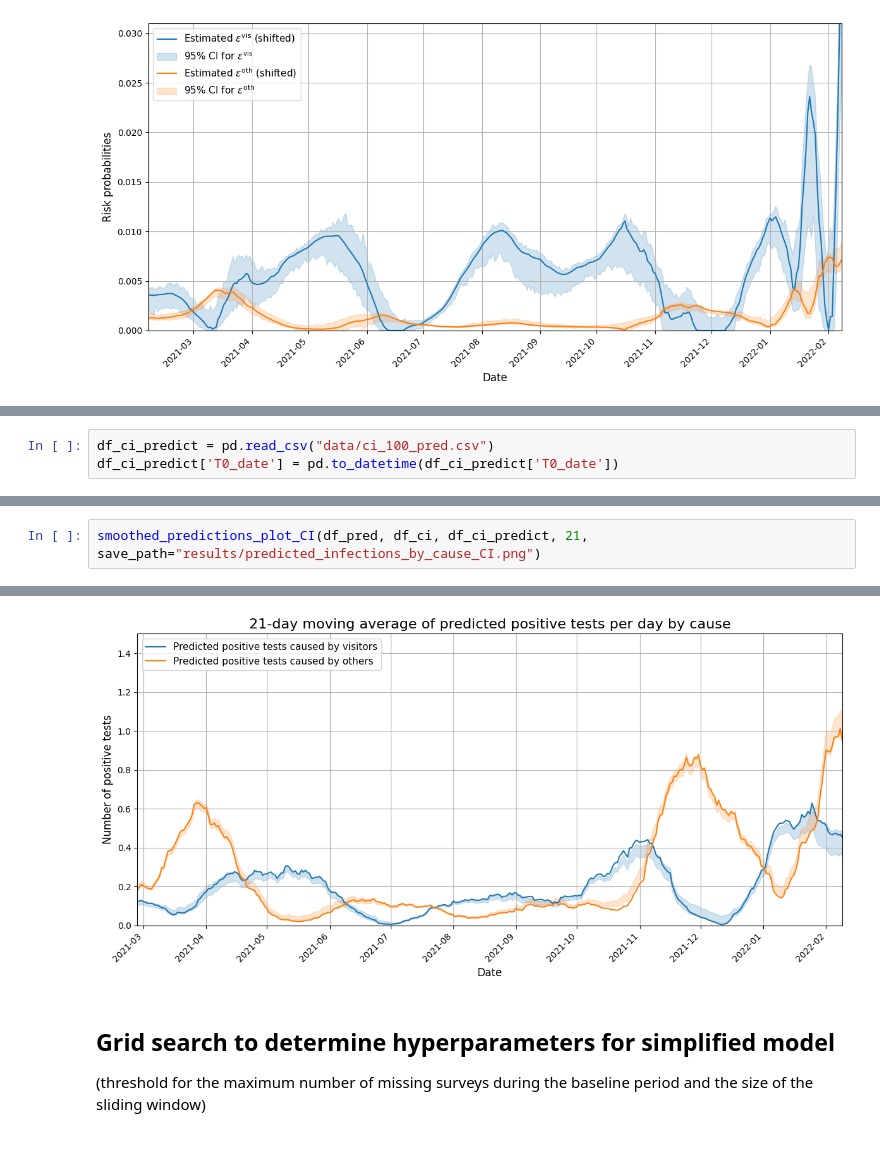
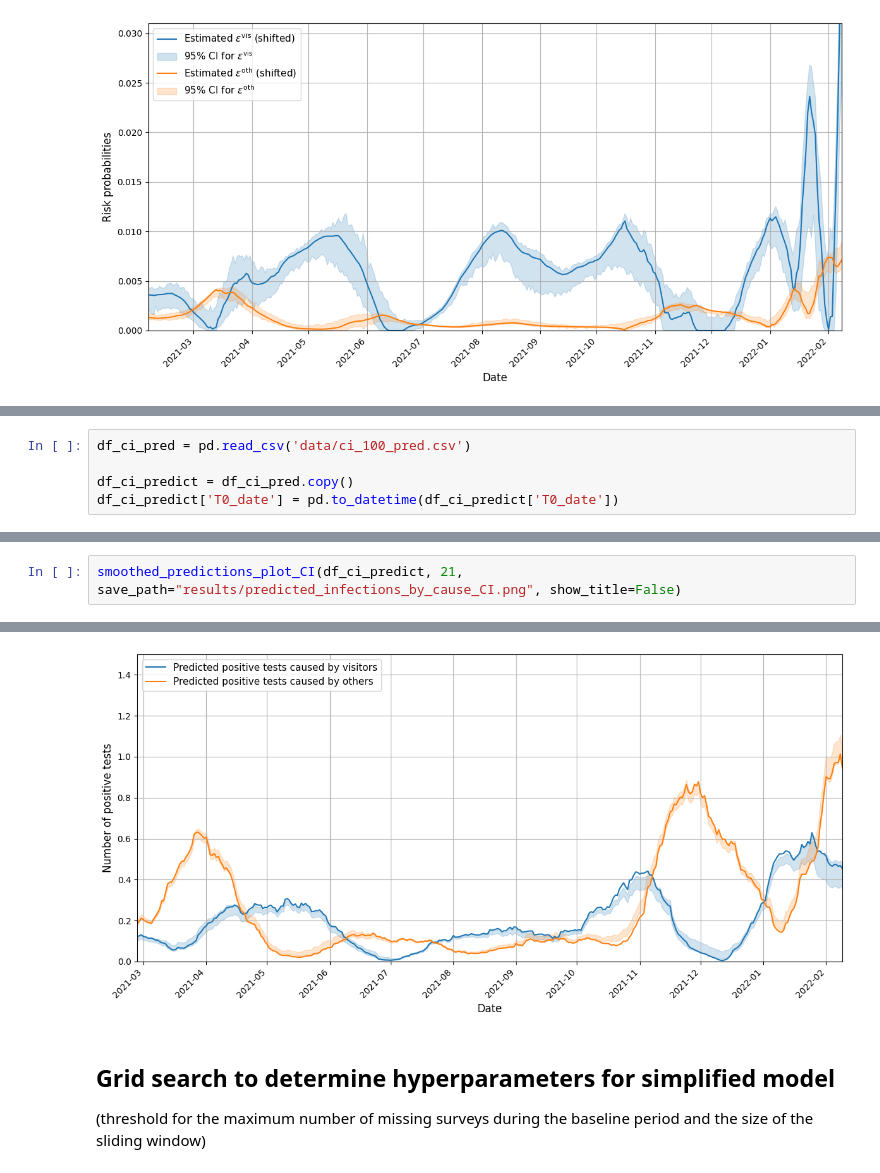
Before and after one commit to DaniChambon1/covid-household-visitors, a Jupyter notebook: 2_model.ipynb, the cells around one changed output, grey strips where cells are left out. Cells and saved outputs as stored; diff of their text form.

```diff
--- a/2_model.ipynb
+++ b/2_model.ipynb
@@ -560,3 +560,5 @@ plt.show()
 # %%
-df_ci_predict = pd.read_csv("data/ci_100_pred.csv")
+df_ci_pred = pd.read_csv('data/ci_100_pred.csv')
+
+df_ci_predict = df_ci_pred.copy()
 df_ci_predict['T0_date'] = pd.to_datetime(df_ci_predict['T0_date'])
@@ -580,3 +565,3 @@ df_pred.groupby("T0_date")[["predicted_infections", "positivetest"]].sum()
 # %%
-smoothed_predictions_plot_CI(df_pred, df_ci, df_ci_predict, 21, save_path="results/predicted_infections_by_cause_CI.png")
+smoothed_predictions_plot_CI(df_ci_predict, 21, save_path="results/predicted_infections_by_cause_CI.png", show_title=False)
 # %% [output]
@@ -584,4 +569,4 @@ Correlation is 0.97555465200209
-[figure, old version]
+[figure, new version]
 # %% [markdown]
 ## Grid search to determine hyperparameters for simplified model
 
```
Also changed, not shown: parts of 6 cells of this notebook, 3 other files.
